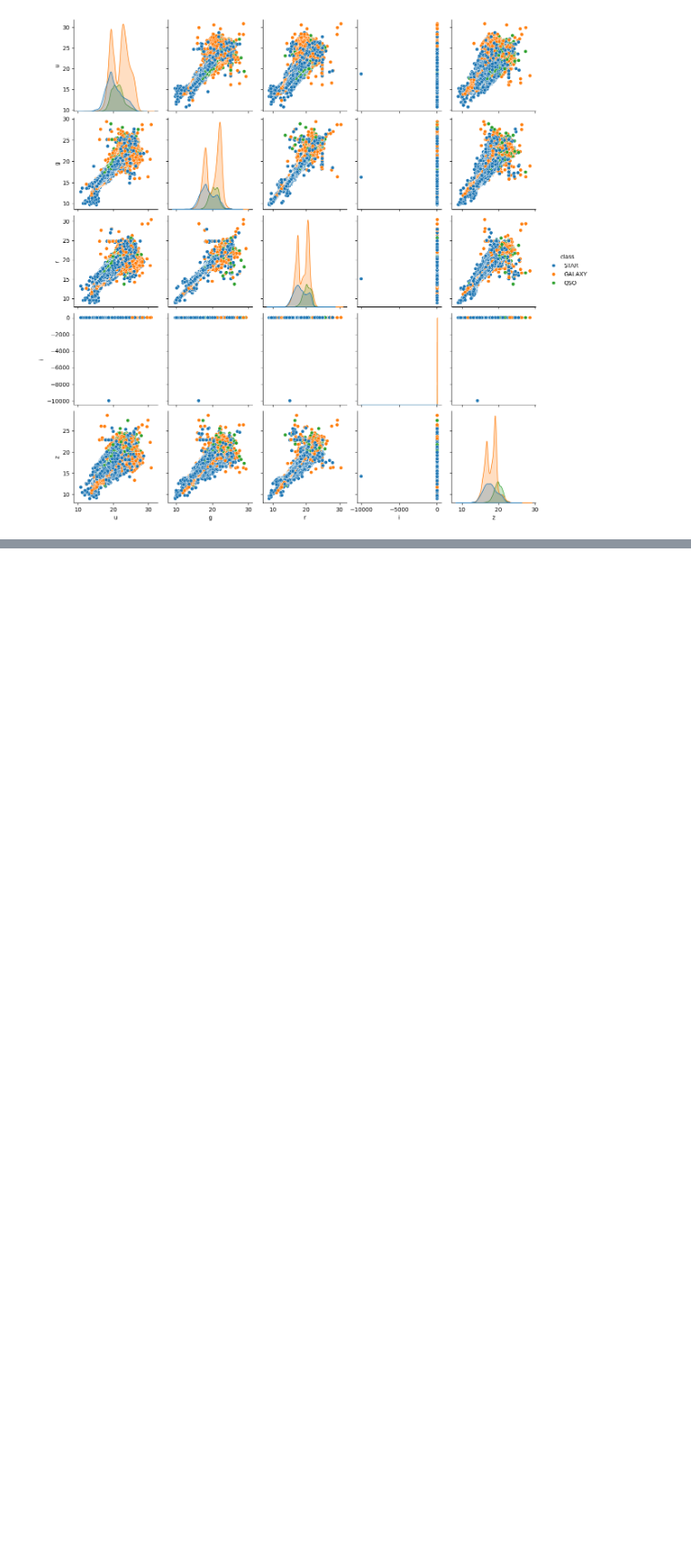
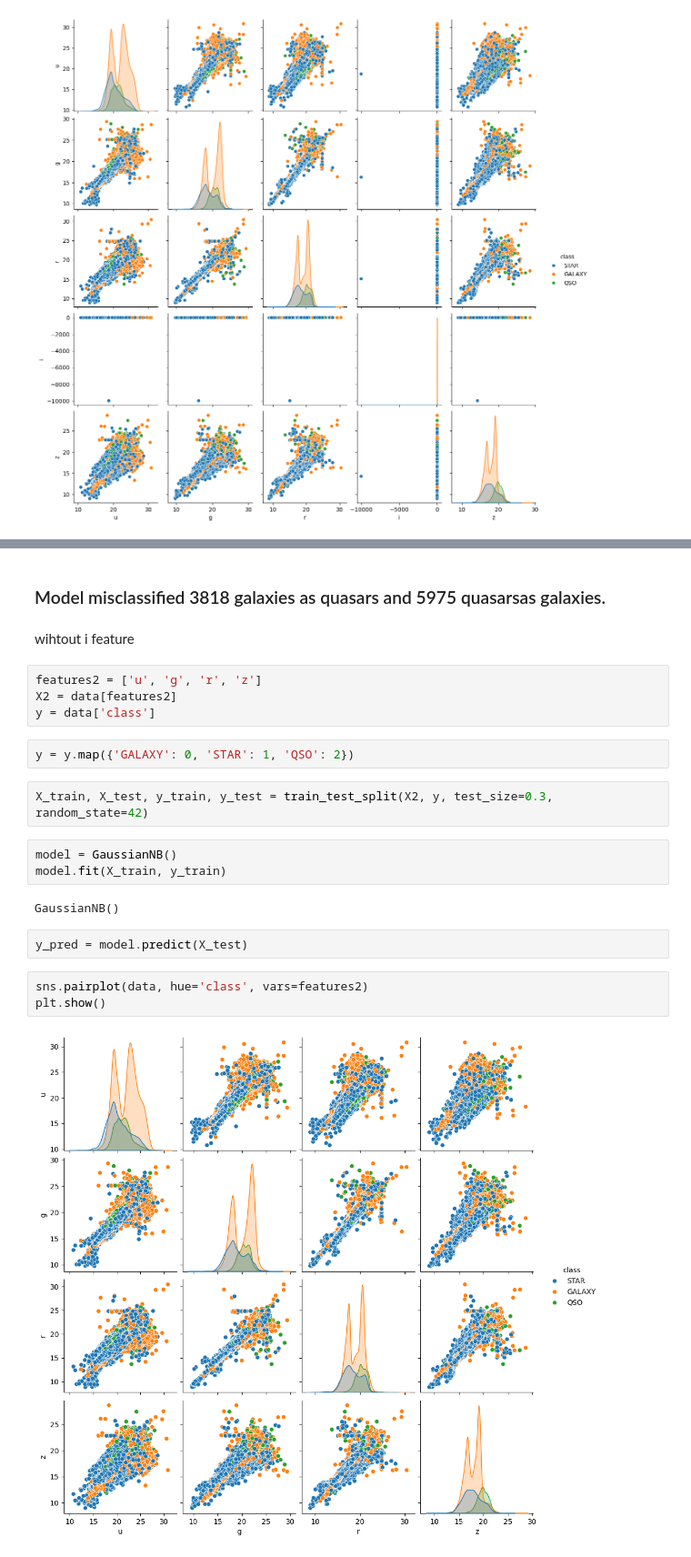
Before and after one commit to avid00/ml-portfolio, a Jupyter notebook: Naive Bayes/Naive Bayes.ipynb, the cells around one changed output, grey strips where cells are left out. Shown at 91% size. Drawn from its saved outputs; the diff is of its cells as text; blank space fills up the shorter version.

```diff
--- a/Naive Bayes/Naive Bayes.ipynb
+++ b/Naive Bayes/Naive Bayes.ipynb
@@ -47,0 +93,24 @@ plt.show()
+# %% [markdown]
+### Model misclassified 3818 galaxies as quasars and 5975 quasarsas galaxies.
+# %% [markdown]
+wihtout i feature
+# %%
+features2 = ['u', 'g', 'r', 'z']
+X2 = data[features2]
+y = data['class']
+# %%
+y = y.map({'GALAXY': 0, 'STAR': 1, 'QSO': 2})
+# %%
+X_train, X_test, y_train, y_test = train_test_split(X2, y, test_size=0.3, random_state=42)
+# %%
+model = GaussianNB()
+model.fit(X_train, y_train)
+# %% [output]
+GaussianNB()
+# %%
+y_pred = model.predict(X_test)
+# %%
+sns.pairplot(data, hue='class', vars=features2)
+plt.show()
+# %% [output]
+[figure, added]
```
Also changed, not shown: parts of 18 cells of this notebook, 4 other files.
